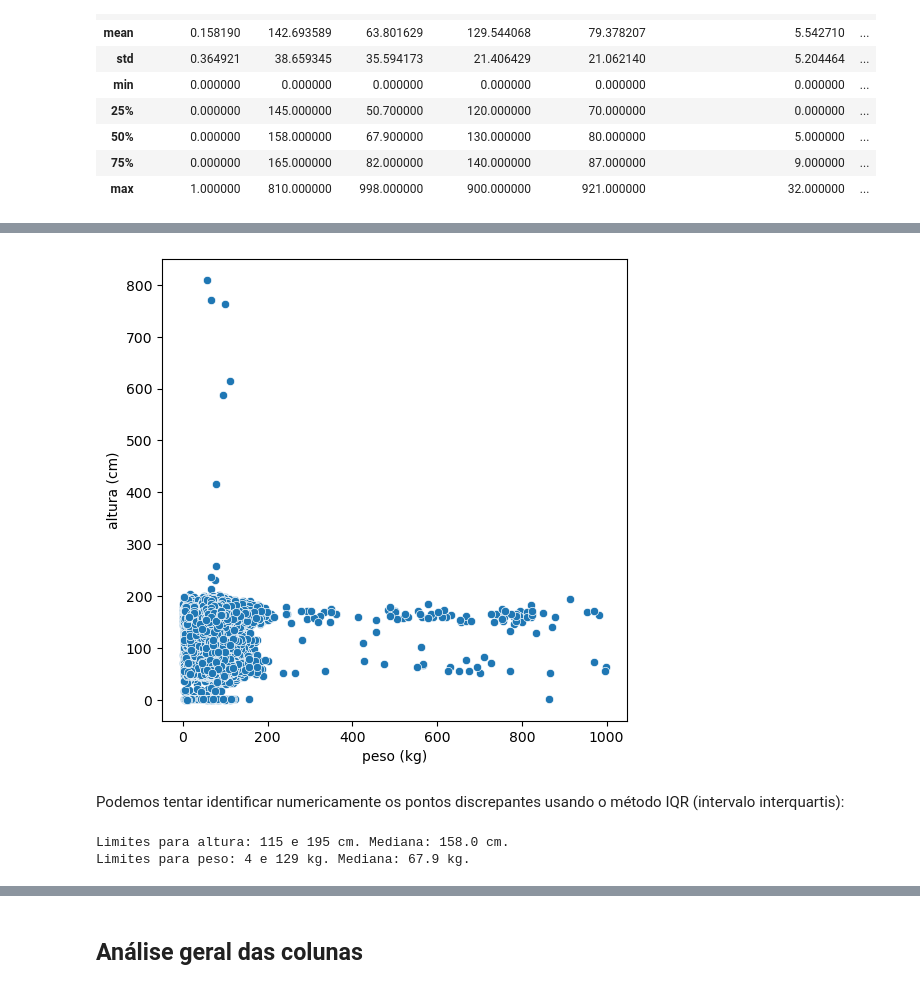
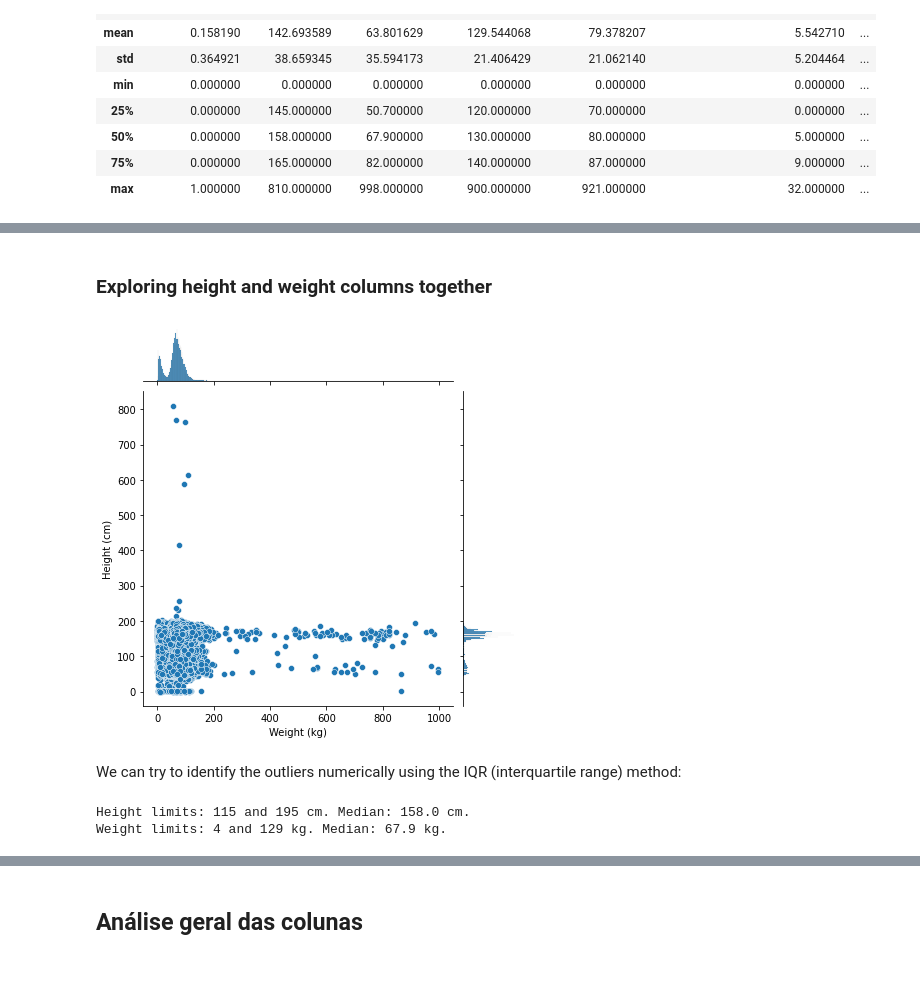
Before and after one commit to micahgcnavia/Home_Visits_Public_Health_RJ, a Jupyter notebook: exploring_data.ipynb, the cells around one changed output, grey strips where cells are left out. Saved outputs shown, nothing was run; the diff lists cells and outputs as text; code cells hidden in the pictures.

```diff
--- a/exploring_data.ipynb
+++ b/exploring_data.ipynb
@@ -258,10 +248,9 @@ Portanto, temos sim valores discrepantes para as duas colunas.
+# %% [markdown]
+### Exploring height and weight columns together
 # %%
-fig, ax = plt.subplots(figsize=(6,6), facecolor='white')
-sns.scatterplot(x=data['peso'], y=data['altura'])
-plt.xlabel('peso (kg)')
-plt.ylabel('altura (cm)')
+sns.jointplot(x=df['peso'], y=df['altura'])
+plt.xlabel('Weight (kg)')
+plt.ylabel('Height (cm)')
 plt.show()
 # %% [output]
-[figure, old version]
+[figure, new version]
-# %% [markdown]
-Podemos tentar identificar numericamente os pontos discrepantes usando o método IQR (intervalo interquartis):
@@ -280,11 +257,2 @@ def calculate_IQR_lims(data, col, factor=1.5):
-# %%
-limites_altura = calculate_IQR_lims(data, 'altura')
-limites_peso = calculate_IQR_lims(data, 'peso')
-
-mediana_altura, mediana_peso = data['altura'].quantile(0.5), data['peso'].quantile(0.5)
-
-print(f'Limites para altura: {round(limites_altura[0])} e {round(limites_altura[1])} cm. Mediana: {mediana_altura} cm.')
-print(f'Limites para peso: {round(limites_peso[0])} e {round(limites_peso[1])} kg. Mediana: {mediana_peso} kg.')
-# %% [output]
-Limites para altura: 115 e 195 cm. Mediana: 158.0 cm.
-Limites para peso: 4 e 129 kg. Mediana: 67.9 kg.
+# %% [markdown]
+We can try to identify the outliers numerically using the IQR (interquartile range) method:
@@ -290,0 +298,26 @@ Limites para peso: 4 e 129 kg. Mediana: 67.9 kg.
+# %%
+# List of columns to analyze
+columns_to_analyze = ['altura', 'peso']
+
+limits = {}
+
+# Loop through each column and calculate IQR limits and median
+for col in columns_to_analyze:
+    # Calculate IQR limits
+    limits[col] = (calculate_IQR_lims(df, col))
+
+    # Calculate median
+    median = df[col].quantile(0.5)
+
+    # Print results
+    if col == 'altura':
+        param = 'Height'
+        unit = 'cm'
+    elif col == 'peso':
+        param = 'Weight'
+        unit = 'kg'
+
+    print(f'{param} limits: {round(limits[col][0])} and {round(limits[col][1])} {unit}. Median: {median} {unit}.')
+# %% [output]
+Height limits: 115 and 195 cm. Median: 158.0 cm.
+Weight limits: 4 and 129 kg. Median: 67.9 kg.
```
Also changed, not shown: parts of 23 cells of this notebook.
